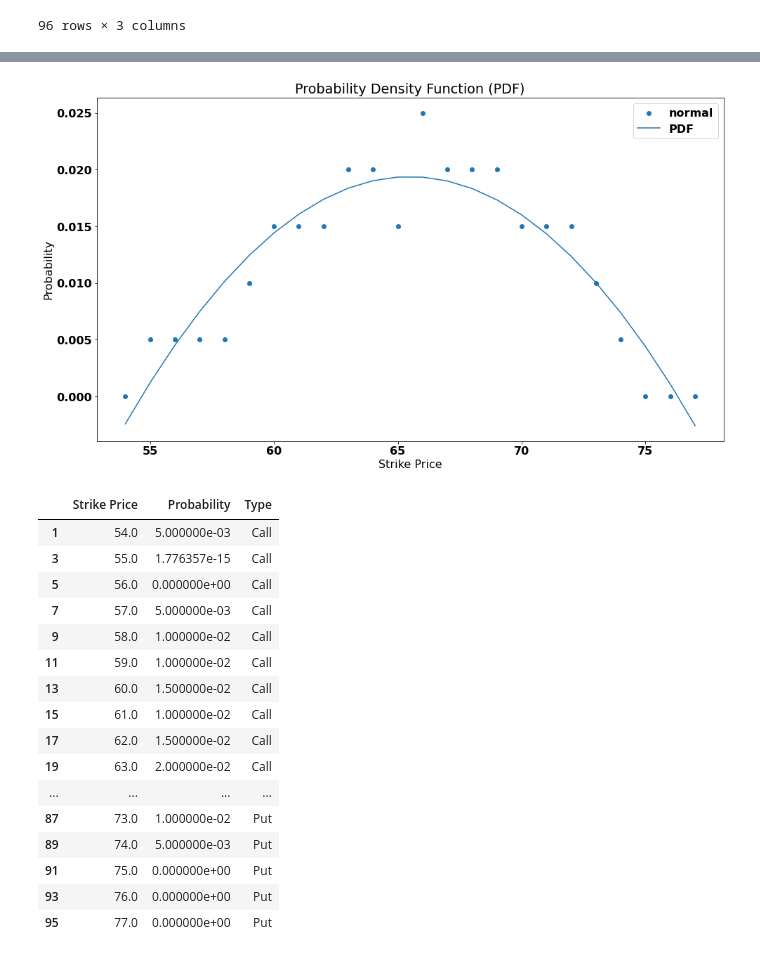
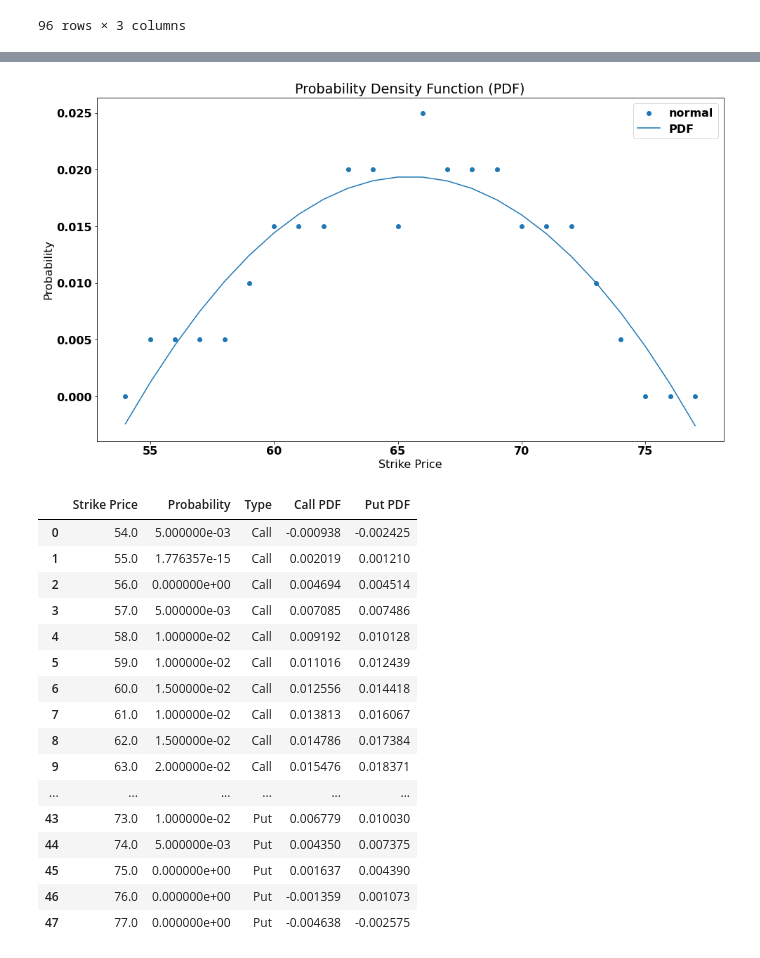
Before and after one commit to mfaldet/Stock-Evaluation, a Jupyter notebook: Option Trading/option_implied_probability.ipynb, the cells around one changed output, grey strips where cells are left out. Drawn from its saved outputs; the diff is of its cells as text; code cells hidden in the pictures.

```diff
--- a/Option Trading/option_implied_probability.ipynb
+++ b/Option Trading/option_implied_probability.ipynb
@@ -25,7 +25,7 @@ raw_sbo
 101 rows × 11 columns
 # %%
 # Assign Types, Normalize DF (Separate Columns)
-def clean_options(df):
+def clean_options(df, reduce=False, size=30):
     # Fix Types
     import numpy as np
     df = df.replace(np.nan,0)
@@ -45,10 +45,21 @@ def clean_options(df):
     # Drop last row
     df = df.dropna()
 
+    # Filter to +/-30
+    def reduce_scope(df, size=30):
+        size=size/2
+        mid_strike = df['Strike Price'].mean()
+        l_range = mid_strike - size
+        u_range = mid_strike + size
+        df = df[df['Strike Price'].between(l_range, u_range)]
+        return(df)
+    if reduce:
+        sbo = reduce_scope(clean_sbo)
+
     return df[['Last Trade','Strike Price','Type','Last','Volume','Open Int','Premium']]
 
-clean_sbo = clean_options(raw_sbo)
-clean_sbo
+sbo = clean_options(raw_sbo, True)
+sbo
 # %% [output]
 |  | Last Trade | Strike Price | Type | Last | Volume | Open Int | Premium |
 | 0 | 2022-12-02 00:00:00-06:00 | 53.0 | Call | 12.295 | 0 | 0 | 7377.0 |
@@ -185,48 +171,48 @@ def get_pdf(df, remove_outliers=True, derivatives=0):
         from sklearn.preprocessing import PolynomialFeatures
         polynomial_features= PolynomialFeatures(degree=2)
         import numpy as np
         xp = polynomial_features.fit_transform(np.array(x).reshape(-1,1))
         import statsmodels.api as sm
         model = sm.OLS(y, xp).fit()
         pdf = model.predict(xp)
 
         # Plot
         import matplotlib.pyplot as plt
         plt.scatter(x, y, marker='o', label='normal')
         plt.plot(x, pdf, label='PDF')
         plt.legend()
         plt.title('Probability Density Function (PDF)')
         plt.xlabel('Strike Price')
         plt.ylabel('Probability')
         plt.show()
 
         if t=='Call':
             c_pdf = pdf
         elif t=='Put':
             p_pdf = pdf
     dfi = pd.DataFrame({'Strike Price':x, 'Call PDF':c_pdf, 'Put PDF':p_pdf})
-    df.merge(dfi, 'left')
+    df = df.merge(dfi, 'left')
     return(df)
 
 sbo_pdf = get_pdf(sbo_probs, True)
 sbo_pdf
 # %% [output]
 [figure]
 [figure]
-|  | Strike Price | Probability | Type |
-| 1 | 54.0 | 5.000000e-03 | Call |
-| 3 | 55.0 | 1.776357e-15 | Call |
-| 5 | 56.0 | 0.000000e+00 | Call |
-| 7 | 57.0 | 5.000000e-03 | Call |
-| 9 | 58.0 | 1.000000e-02 | Call |
-| 11 | 59.0 | 1.000000e-02 | Call |
-| 13 | 60.0 | 1.500000e-02 | Call |
-| 15 | 61.0 | 1.000000e-02 | Call |
-| 17 | 62.0 | 1.500000e-02 | Call |
-| 19 | 63.0 | 2.000000e-02 | Call |
-| ... | ... | ... | ... |
-| 87 | 73.0 | 1.000000e-02 | Put |
-| 89 | 74.0 | 5.000000e-03 | Put |
-| 91 | 75.0 | 0.000000e+00 | Put |
-| 93 | 76.0 | 0.000000e+00 | Put |
-| 95 | 77.0 | 0.000000e+00 | Put |
+|  | Strike Price | Probability | Type | Call PDF | Put PDF |
+| 0 | 54.0 | 5.000000e-03 | Call | -0.000938 | -0.002425 |
+| 1 | 55.0 | 1.776357e-15 | Call | 0.002019 | 0.001210 |
+| 2 | 56.0 | 0.000000e+00 | Call | 0.004694 | 0.004514 |
+| 3 | 57.0 | 5.000000e-03 | Call | 0.007085 | 0.007486 |
+| 4 | 58.0 | 1.000000e-02 | Call | 0.009192 | 0.010128 |
+| 5 | 59.0 | 1.000000e-02 | Call | 0.011016 | 0.012439 |
+| 6 | 60.0 | 1.500000e-02 | Call | 0.012556 | 0.014418 |
+| 7 | 61.0 | 1.000000e-02 | Call | 0.013813 | 0.016067 |
+| 8 | 62.0 | 1.500000e-02 | Call | 0.014786 | 0.017384 |
+| 9 | 63.0 | 2.000000e-02 | Call | 0.015476 | 0.018371 |
+| ... | ... | ... | ... | ... | ... |
+| 43 | 73.0 | 1.000000e-02 | Put | 0.006779 | 0.010030 |
+| 44 | 74.0 | 5.000000e-03 | Put | 0.004350 | 0.007375 |
+| 45 | 75.0 | 0.000000e+00 | Put | 0.001637 | 0.004390 |
+| 46 | 76.0 | 0.000000e+00 | Put | -0.001359 | 0.001073 |
+| 47 | 77.0 | 0.000000e+00 | Put | -0.004638 | -0.002575 |
```
Also changed, not shown: parts of 1 cell of this notebook.
